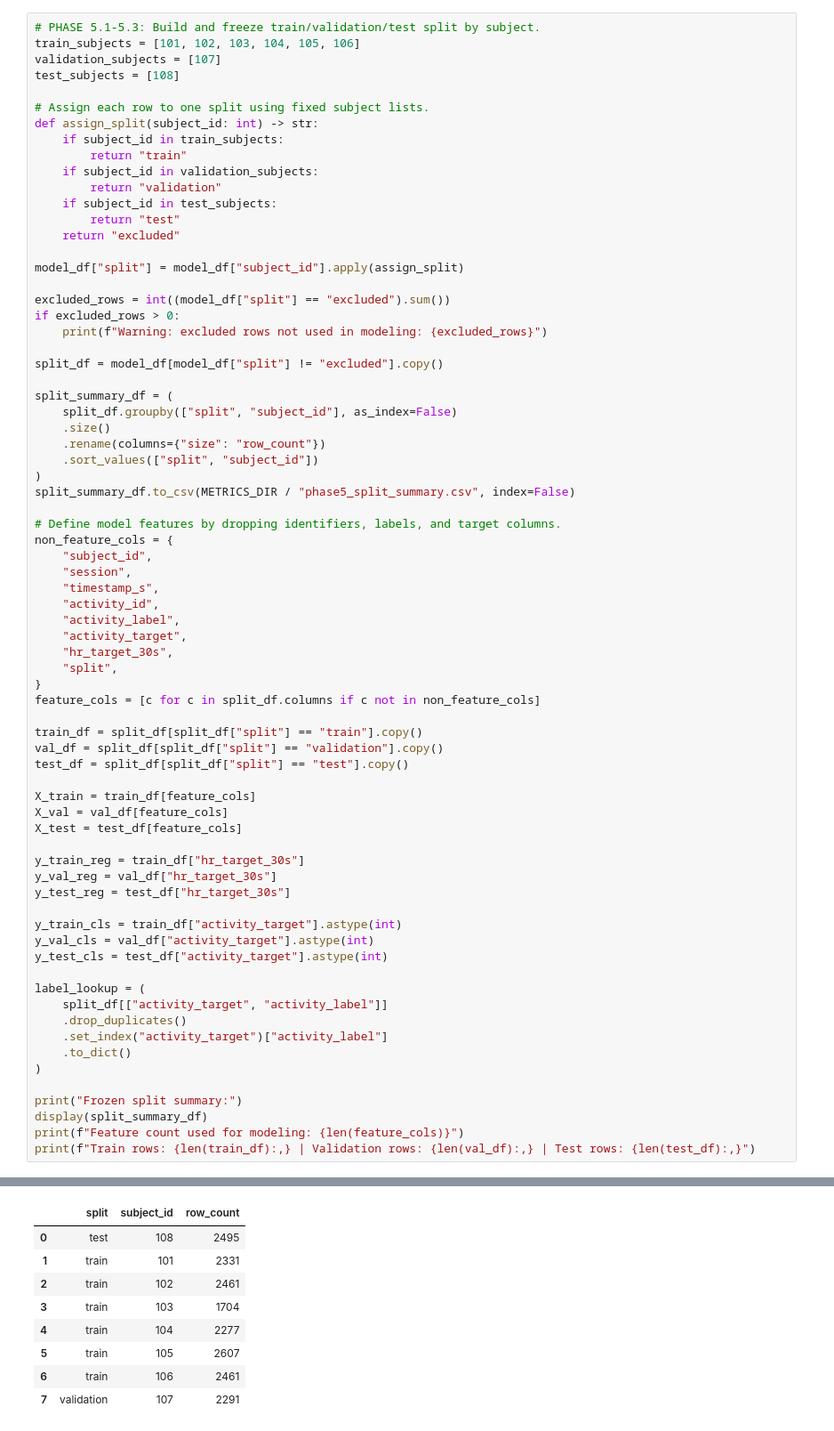
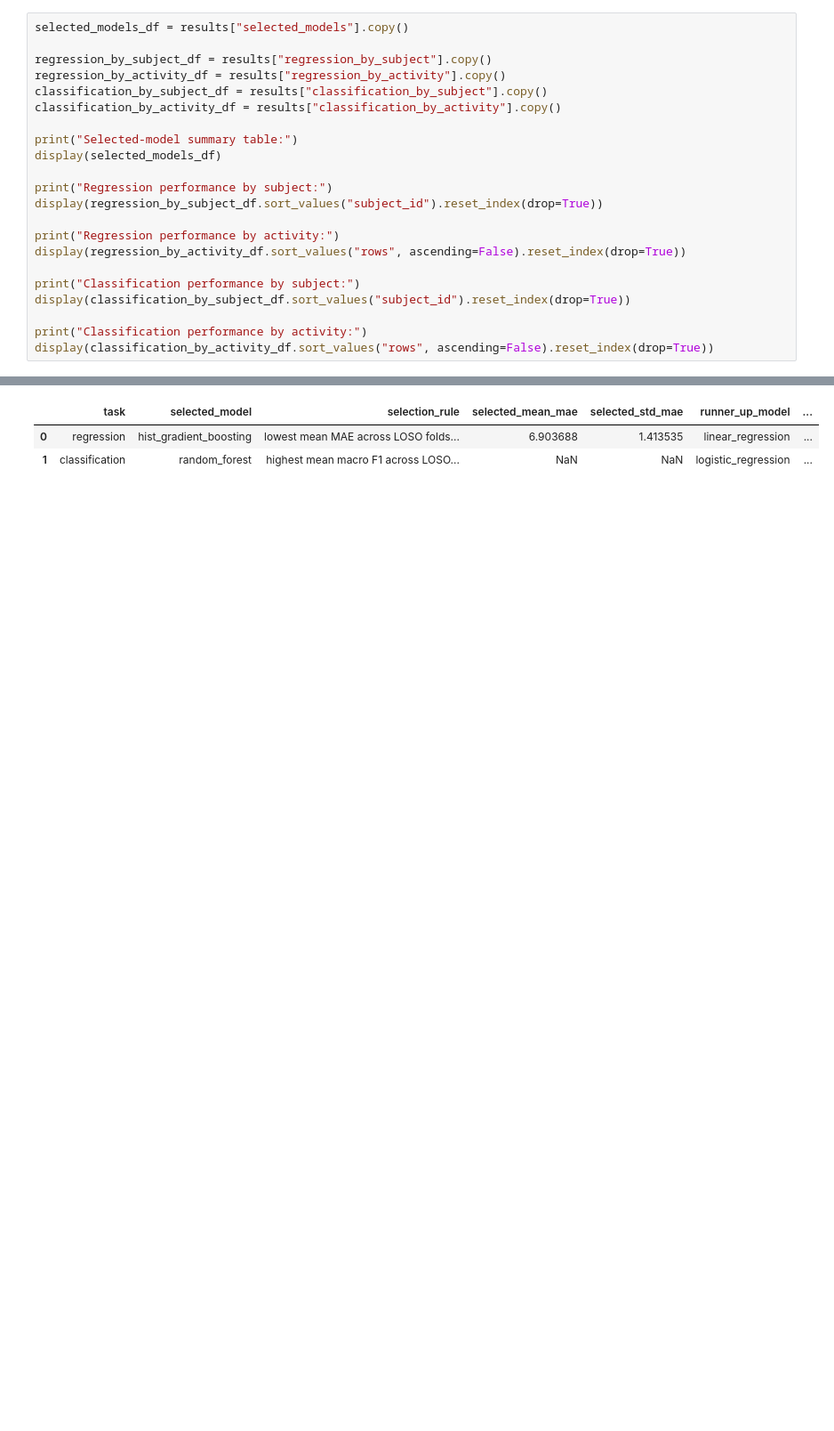
Before and after one commit to lorenzilipe/pamap2_telemetry, a Jupyter notebook: notebooks/03_modeling_and_uncertainty.ipynb, the cells around one changed output, grey strips where cells are left out. Shown at 89% size. Saved outputs shown, nothing was run; the diff lists cells and outputs as text; blank space fills up the shorter version.

```diff
--- a/notebooks/03_modeling_and_uncertainty.ipynb
+++ b/notebooks/03_modeling_and_uncertainty.ipynb
@@ -339,73 +194,23 @@ Why this phase matters:
 # %%
-# PHASE 5.1-5.3: Build and freeze train/validation/test split by subject.
-train_subjects = [101, 102, 103, 104, 105, 106]
-validation_subjects = [107]
-test_subjects = [108]
+selected_models_df = results["selected_models"].copy()
 
-# Assign each row to one split using fixed subject lists.
-def assign_split(subject_id: int) -> str:
-    if subject_id in train_subjects:
-        return "train"
-    if subject_id in validation_subjects:
-        return "validation"
-    if subject_id in test_subjects:
-        return "test"
-    return "excluded"
+regression_by_subject_df = results["regression_by_subject"].copy()
+regression_by_activity_df = results["regression_by_activity"].copy()
+classification_by_subject_df = results["classification_by_subject"].copy()
+classification_by_activity_df = results["classification_by_activity"].copy()
 
-model_df["split"] = model_df["subject_id"].apply(assign_split)
+print("Selected-model summary table:")
+display(selected_models_df)
 
-excluded_rows = int((model_df["split"] == "excluded").sum())
-if excluded_rows > 0:
-    print(f"Warning: excluded rows not used in modeling: {excluded_rows}")
+print("Regression performance by subject:")
+display(regression_by_subject_df.sort_values("subject_id").reset_index(drop=True))
 
-split_df = model_df[model_df["split"] != "excluded"].copy()
+print("Regression performance by activity:")
+display(regression_by_activity_df.sort_values("rows", ascending=False).reset_index(drop=True))
 
-split_summary_df = (
-    split_df.groupby(["split", "subject_id"], as_index=False)
-    .size()
-    .rename(columns={"size": "row_count"})
-    .sort_values(["split", "subject_id"])
-)
-split_summary_df.to_csv(METRICS_DIR / "phase5_split_summary.csv", index=False)
+print("Classification performance by subject:")
+display(classification_by_subject_df.sort_values("subject_id").reset_index(drop=True))
 
-# Define model features by dropping identifiers, labels, and target columns.
-non_feature_cols = {
-    "subject_id",
-    "session",
-    "timestamp_s",
-    "activity_id",
-    "activity_label",
-    "activity_target",
-    "hr_target_30s",
-    "split",
-}
-feature_cols = [c for c in split_df.columns if c not in non_feature_cols]
-
-train_df = split_df[split_df["split"] == "train"].copy()
-val_df = split_df[split_df["split"] == "validation"].copy()
-test_df = split_df[split_df["split"] == "test"].copy()
-
-X_train = train_df[feature_cols]
-X_val = val_df[feature_cols]
-X_test = test_df[feature_cols]
-
-y_train_reg = train_df["hr_target_30s"]
-y_val_reg = val_df["hr_target_30s"]
-y_test_reg = test_df["hr_target_30s"]
-
-y_train_cls = train_df["activity_target"].astype(int)
-y_val_cls = val_df["activity_target"].astype(int)
-y_test_cls = test_df["activity_target"].astype(int)
-
-label_lookup = (
-    split_df[["activity_target", "activity_label"]]
-    .drop_duplicates()
-    .set_index("activity_target")["activity_label"]
-    .to_dict()
-)
-
-print("Frozen split summary:")
-display(split_summary_df)
-print(f"Feature count used for modeling: {len(feature_cols)}")
-print(f"Train rows: {len(train_df):,} | Validation rows: {len(val_df):,} | Test rows: {len(test_df):,}")
+print("Classification performance by activity:")
+display(classification_by_activity_df.sort_values("rows", ascending=False).reset_index(drop=True))
 # %% [output]
@@ -413,9 +218,3 @@ Frozen split summary:
-|  | split | subject_id | row_count |
-| 0 | test | 108 | 2495 |
-| 1 | train | 101 | 2331 |
-| 2 | train | 102 | 2461 |
-| 3 | train | 103 | 1704 |
-| 4 | train | 104 | 2277 |
-| 5 | train | 105 | 2607 |
-| 6 | train | 106 | 2461 |
-| 7 | validation | 107 | 2291 |
+|  | task | selected_model | selection_rule | selected_mean_mae | selected_std_mae | runner_up_model | ... |
+| 0 | regression | hist_gradient_boosting | lowest mean MAE across LOSO folds... | 6.903688 | 1.413535 | linear_regression | ... |
+| 1 | classification | random_forest | highest mean macro F1 across LOSO... | NaN | NaN | logistic_regression | ... |
```
Also changed, not shown: parts of 17 cells of this notebook, 7 other files.
